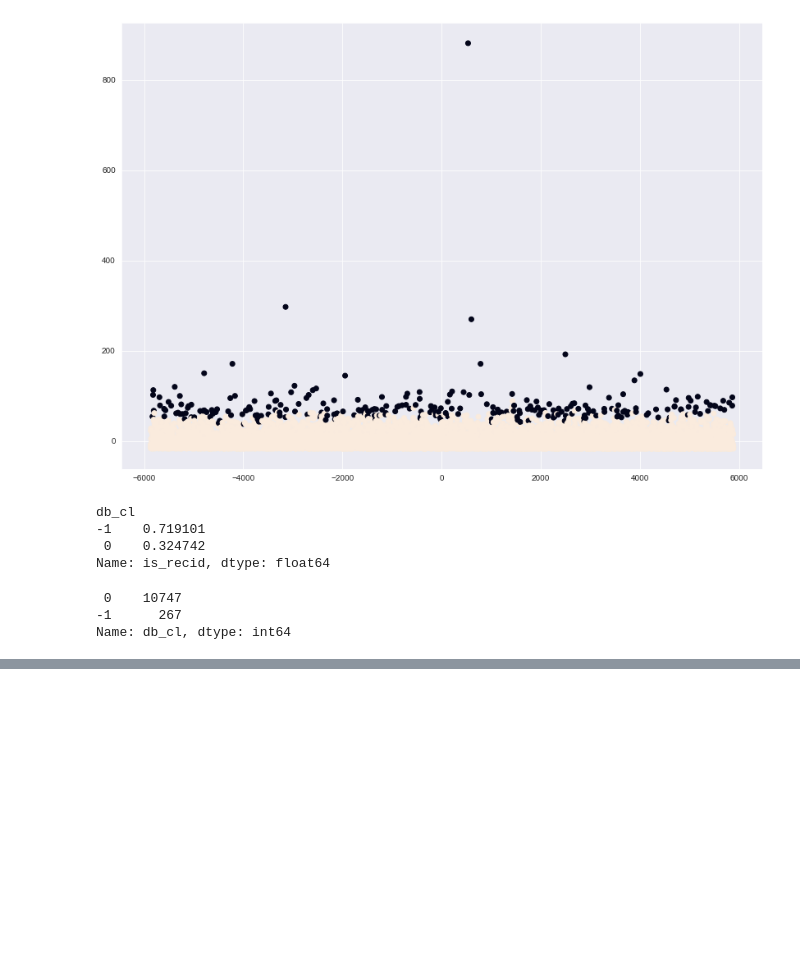
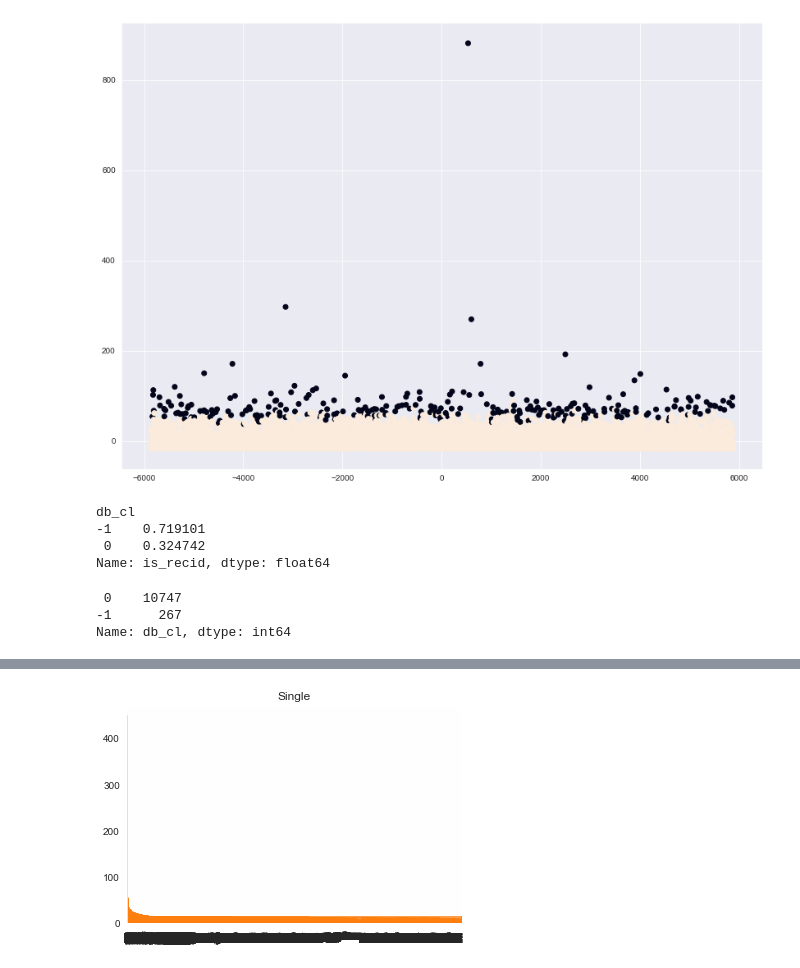
Before and after one commit to PJaramilloV/bias-no-basado, a Jupyter notebook: src/pregunta-2.ipynb, the cells around one changed output, grey strips where cells are left out. Drawn from its saved outputs; the diff is of its cells as text; code cells hidden in the pictures; blank space fills up the shorter version.

```diff
--- a/src/pregunta-2.ipynb
+++ b/src/pregunta-2.ipynb
@@ -149,0 +162,6 @@ Name: db_cl, dtype: int64
+# %%
+dendrogram(single, labels=blind_recid_people.index, orientation='top', leaf_rotation=90)
+plt.title('Single')
+plt.show()
+# %% [output]
+[figure, added]
```
Also changed, not shown: parts of 9 cells of this notebook.
